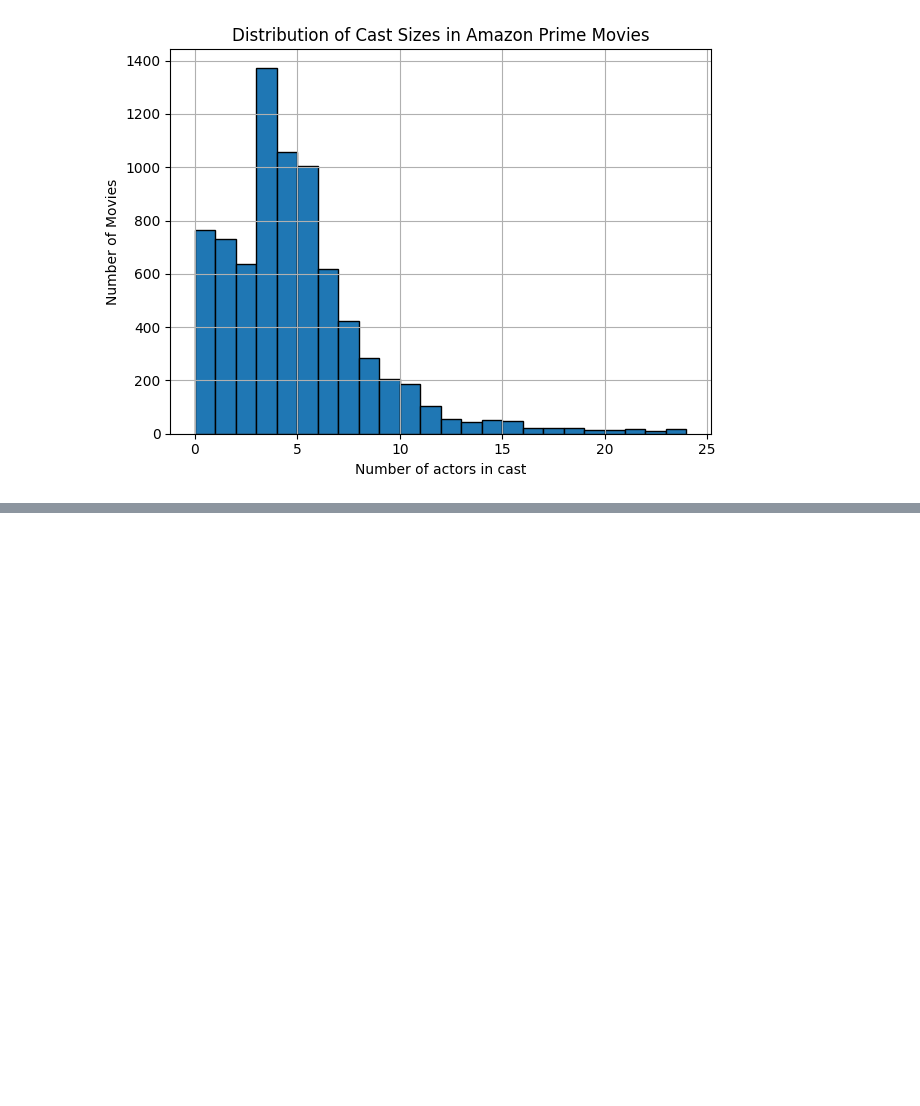
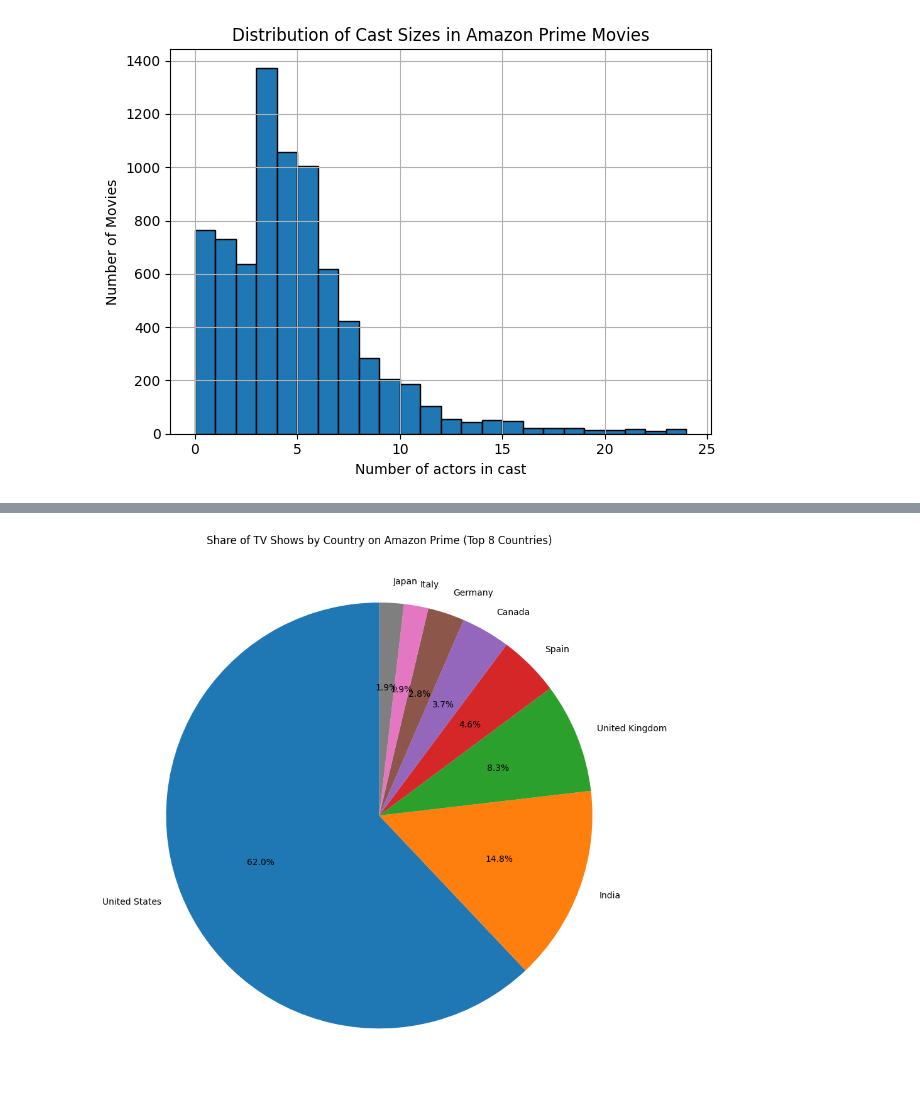
Before and after one commit to JediJoni/streaming_analysis, a Jupyter notebook: amazon_prime_analysis.ipynb, the cells around one changed output, grey strips where cells are left out. Cells and saved outputs as stored; diff of their text form; code cells hidden in the pictures; blank space fills up the shorter version.

```diff
--- a/amazon_prime_analysis.ipynb
+++ b/amazon_prime_analysis.ipynb
@@ -180,5 +179,6 @@ test_df[
 # %%
-amazon_media = test_df["listed_in"]
+# Extracting unique genre types from the 'listed_in' column for Amazon Prime dataset
+amazon_media = test_amazon_df["listed_in"]
 
 amazon_prime_genres = []
 for film in amazon_media:
@@ -186,7 +186,7 @@ for film in amazon_media:
         if genre not in amazon_prime_genres:
             amazon_prime_genres.append(genre)
 
-print(amazon_prime_genres)
-print(len(amazon_prime_genres))
+print(amazon_prime_genres, '\n')
+print(f'Total number unique genres for Amazon Prime media: {len(amazon_prime_genres)}')
 # %% [output]
 ['Comedy', 'Drama', 'International', 'Action', 'Suspense', 'Documentary', 'Fantasy', 'Kids', 'Special Interest', 'Science Fiction', 'Adventure', 'Horror', 'Sports', 'Talk Show and Variety', 'Anime', ' ...
@@ -417,8 +426,0 @@ plt.show()
-# %%
-print("Genre counts in Amazon Prime media dataset: \n")
-for genre in amazon_prime_genres:
-    genre_count = 0
-    for film in amazon_media:
-        if genre in film:
-            genre_count += 1
-    print(f"{genre}: {genre_count}")
@@ -442,0 +493,30 @@ Historical: 31
+# %%
+# Pie chart of unique countries where TV-shows are made per tv-show genre (top 8 countries only)
+
+top_n = 8  # limited to 8 for readability of pie chart
+
+# Explode list-of-countries into one country per row
+show_countries = test_tv_shows_df["country"].explode()
+
+# As a precaution, drop any 'empties' / 'missing' values present in the 'country' column
+show_countries = show_countries.dropna()
+show_countries = show_countries[show_countries != ""]          # just in case
+# (after explode, rows that were [] become NaN & get dropped)
+
+'''
+Now, we count & plot the top countries, though we can only show a limited number in a pie chart,
+so we pick top_n of 8 in order to have a readable chart. Though there are more countries in the dataset,
+the pie chart would become unreadable with too many slices, due to shares taken by 'other' countries
+that are more popular to film & produce media in than the rest.
+'''
+
+top_show_countries = show_countries.value_counts().head(top_n)
+
+plt.figure(figsize=(14, 9))
+top_show_countries.plot(kind="pie", autopct="%1.1f%%", startangle=90)
+plt.ylabel("")
+plt.title("Share of TV Shows by Country on Amazon Prime (Top 8 Countries)")
+plt.tight_layout()
+plt.show()
+# %% [output]
+[figure, added]
```
Also changed, not shown: parts of 30 cells of this notebook, 2 other files.
